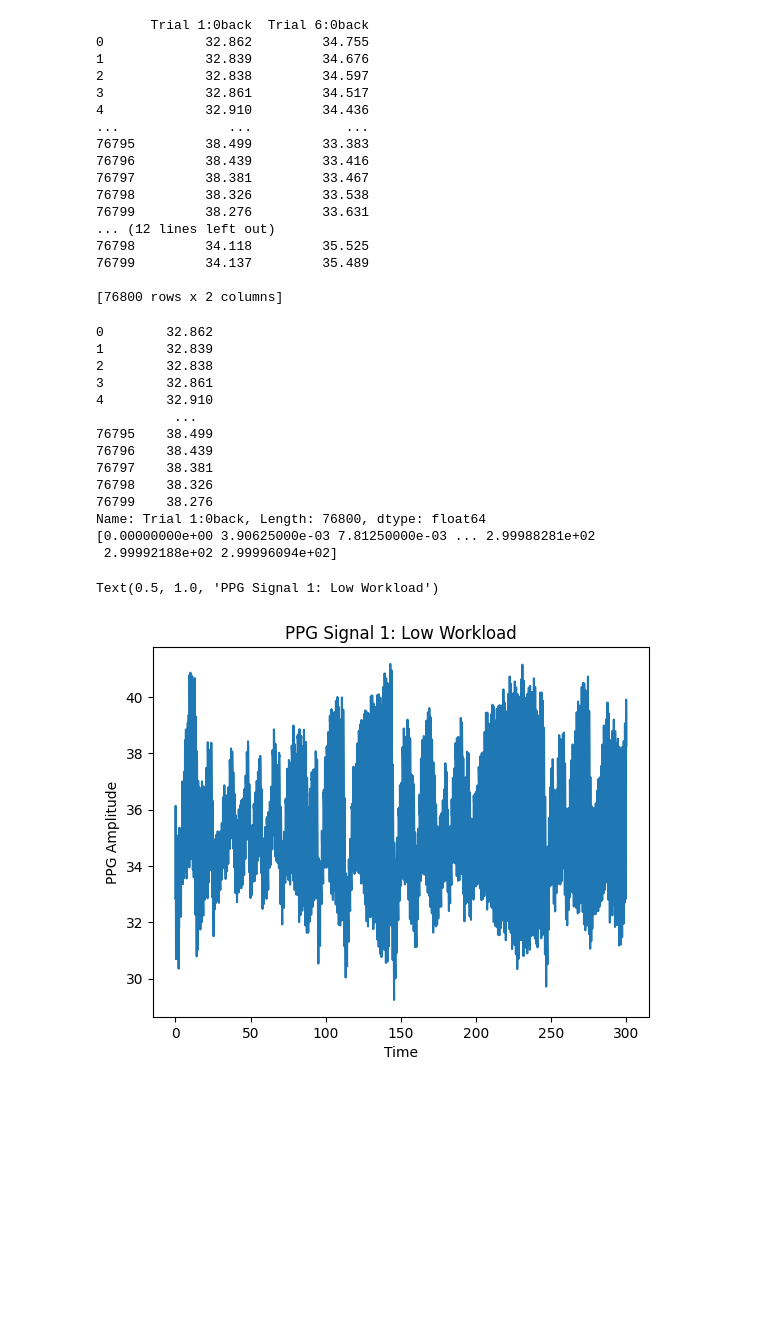
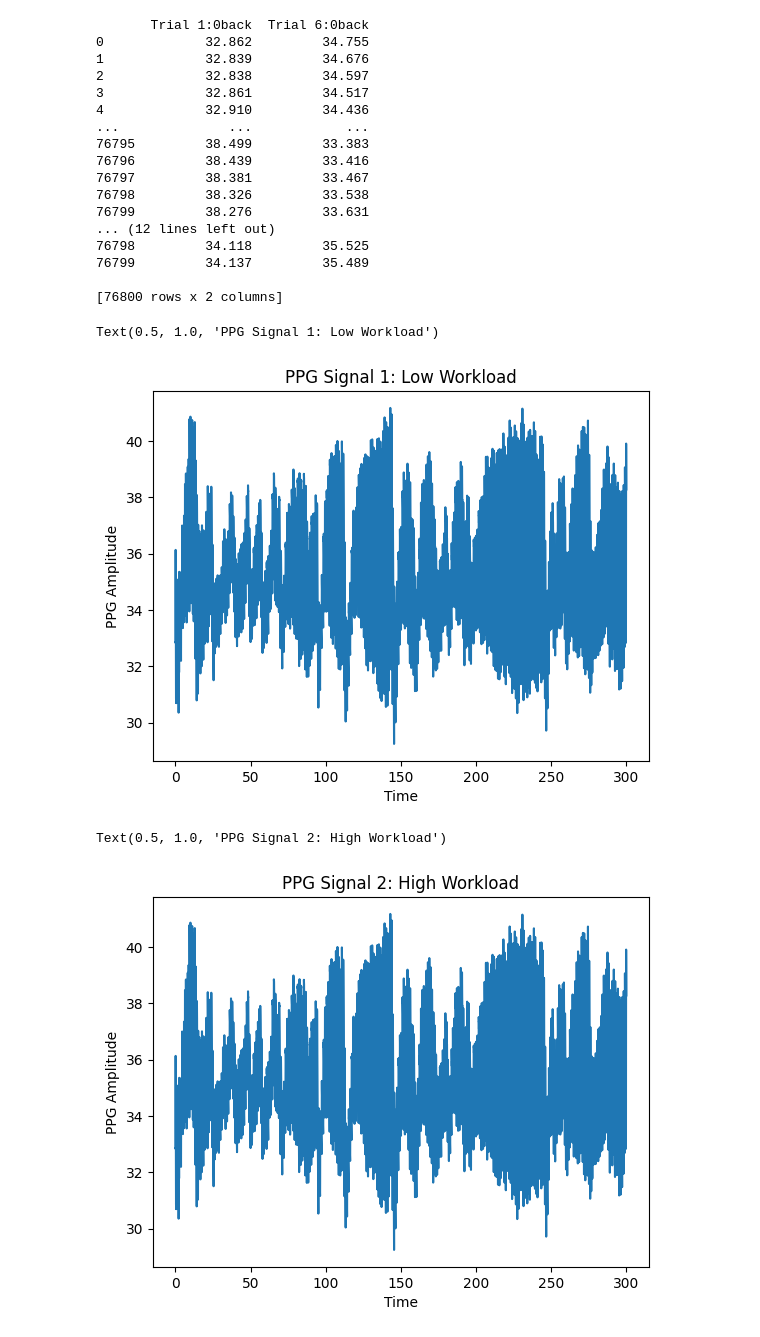
Before and after one commit to AnshGoyal1123/FLOW, a Jupyter notebook: PreprocessingTesting_Test1.ipynb, the cells around one changed output. Cells and saved outputs as stored; diff of their text form; code cells hidden in the pictures; blank space fills up the shorter version.

```diff
--- a/PreprocessingTesting_Test1.ipynb
+++ b/PreprocessingTesting_Test1.ipynb
@@ -31,35 +31,32 @@ print(data_file_high)
 
 [76800 rows x 2 columns]
 # %%
-#Extracting PPG Signal 1
-signal = data_file_low['Trial 1:0back']
-print(signal)
+#Extracting Low PPG Signal
+signal_low = data_file_low['Trial 1:0back']
 
 #Setting sampling rate to 256 Hz
 sampling_rate = 256
 
 #Creating a time array based on the sampling rate and length of PPG values
-signal_time = np.arange(len(signal))/sampling_rate
+time = np.arange(len(signal_low))/sampling_rate
 
 #Plot the PPG over time
-plt.plot(signal_time, signal)
+plt.plot(time, signal_low)
 plt.xlabel("Time")
 plt.ylabel("PPG Amplitude")
 plt.title("PPG Signal 1: Low Workload")
 # %% [output]
-0        32.862
-1        32.839
-2        32.838
-3        32.861
-4        32.910
-          ...
-76795    38.499
-76796    38.439
-76797    38.381
-76798    38.326
-76799    38.276
-Name: Trial 1:0back, Length: 76800, dtype: float64
-[0.00000000e+00 3.90625000e-03 7.81250000e-03 ... 2.99988281e+02
- 2.99992188e+02 2.99996094e+02]
+Text(0.5, 1.0, 'PPG Signal 1: Low Workload')
-Text(0.5, 1.0, 'PPG Signal 1: Low Workload')
 [figure]
+# %%
+#Extracting High PPG Signal
+signal_high = data_file_high['Trial 3:3back']
+
+#Plot the PPG over time
+plt.plot(time, signal_high)
+plt.xlabel("Time")
+plt.ylabel("PPG Amplitude")
+plt.title("PPG Signal 2: High Workload")
+# %% [output]
+Text(0.5, 1.0, 'PPG Signal 2: High Workload')
+[figure, added]
```
